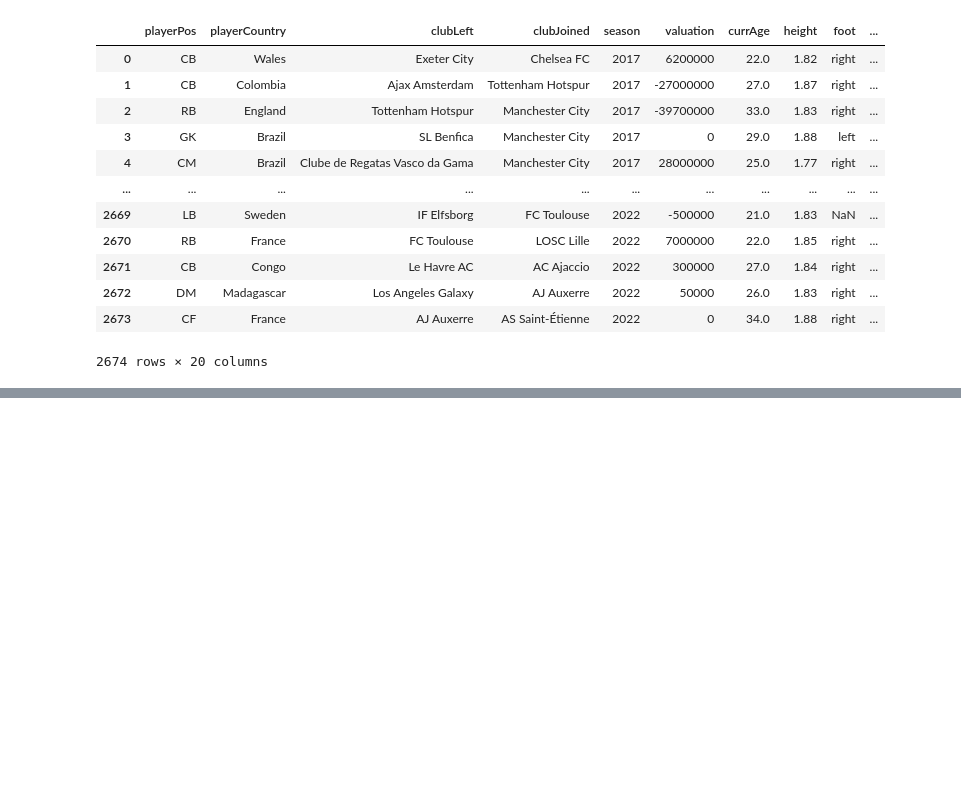
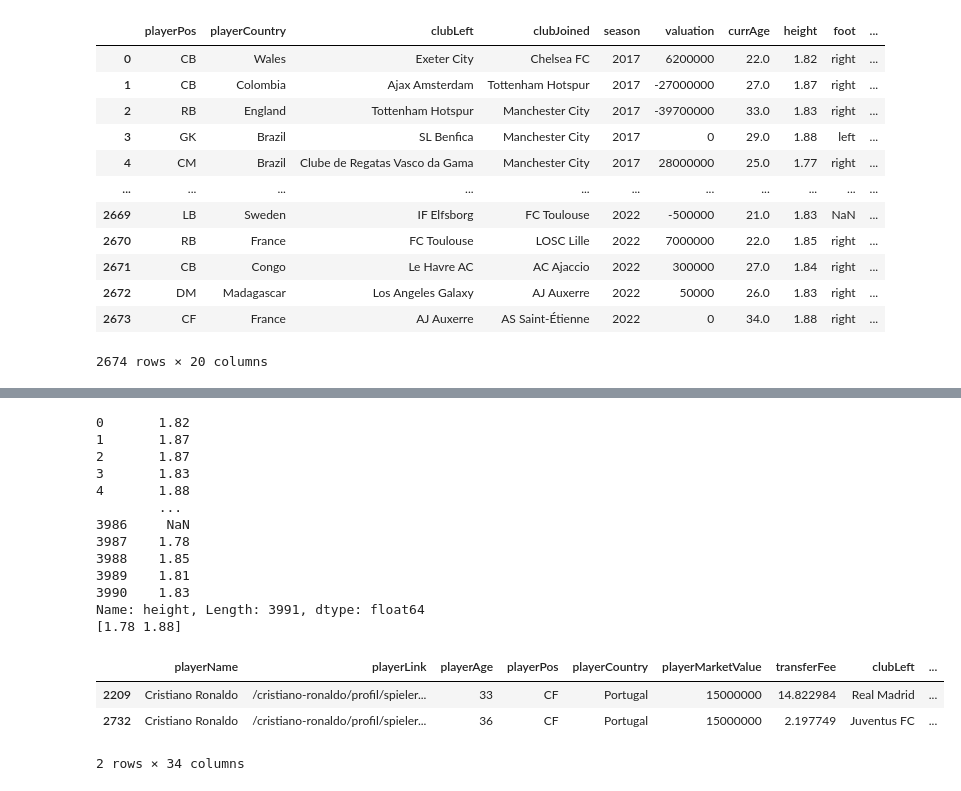
Before and after one commit to gabrielmmf/previsao-de-valores-de-mercado, a Jupyter notebook: Data Processing.ipynb, the cells around one changed output, grey strips where cells are left out. Drawn from its saved outputs; the diff is of its cells as text; code cells hidden in the pictures; blank space fills up the shorter version.

```diff
--- a/Data Processing.ipynb
+++ b/Data Processing.ipynb
@@ -75,0 +62,16 @@ Index(['playerName', 'playerLink', 'playerAge', 'playerPos', 'playerCountry',
+# %%
+
+detailed_transfers['lessThan20Years'] = 0
+detailed_transfers['21To24Years'] = 0
+detailed_transfers['26To30Years'] = 0
+detailed_transfers['31To35Years'] = 0
+detailed_transfers['MoreThan35Years'] = 0
+
+# Define os valores das dummies com base na idade
+detailed_transfers.loc[detailed_transfers['playerAge'] <= 20, 'lessThan20Years'] = 1
+detailed_transfers.loc[(detailed_transfers['playerAge'] >= 21) & (detailed_transfers['playerAge'] <= 25), '21To24Years'] = 1
+detailed_transfers.loc[(detailed_transfers['playerAge'] >= 26) & (detailed_transfers['playerAge'] <= 30), '26To30Years'] = 1
+detailed_transfers.loc[(detailed_transfers['playerAge'] >= 31) & (detailed_transfers['playerAge'] <= 35), '31To35Years'] = 1
+detailed_transfers.loc[detailed_transfers['playerAge'] > 35, 'MoreThan35Years'] = 1
+
+detailed_transfers
@@ -75,0 +165,36 @@ Index(['playerName', 'playerLink', 'playerAge', 'playerPos', 'playerCountry',
+# %%
+import numpy as np
+
+height_percentiles = np.nanpercentile(detailed_transfers['height'], [25, 75])
+
+# Assign category labels based on the percentiles
+detailed_transfers['tall'] = 0
+detailed_transfers['short'] = 0
+detailed_transfers['average'] = 0
+
+detailed_transfers.loc[detailed_transfers['height'] <= height_percentiles[0],'short'] = 1
+detailed_transfers.loc[detailed_transfers['height'] >= height_percentiles[1],'tall'] = 1
+detailed_transfers.loc[(detailed_transfers['height'] > height_percentiles[0]) & (detailed_transfers['height'] < height_percentiles[1]), 'average'] = 1
+
+
+print(detailed_transfers['height'])
+print(height_percentiles)
+detailed_transfers[detailed_transfers['playerName'] == 'Cristiano Ronaldo']
+# %% [output]
+0       1.82
+1       1.87
+2       1.87
+3       1.83
+4       1.88
+        ...
+3986     NaN
+3987    1.78
+3988    1.85
+3989    1.81
+3990    1.83
+Name: height, Length: 3991, dtype: float64
+[1.78 1.88]
+|  | playerName | playerLink | playerAge | playerPos | playerCountry | playerMarketValue | transferFee | clubLeft | ... |
+| 2209 | Cristiano Ronaldo | /cristiano-ronaldo/profil/spieler... | 33 | CF | Portugal | 15000000 | 14.822984 | Real Madrid | ... |
+| 2732 | Cristiano Ronaldo | /cristiano-ronaldo/profil/spieler... | 36 | CF | Portugal | 15000000 | 2.197749 | Juventus FC | ... |
+2 rows × 34 columns
```
Also changed, not shown: parts of 8 cells of this notebook.
